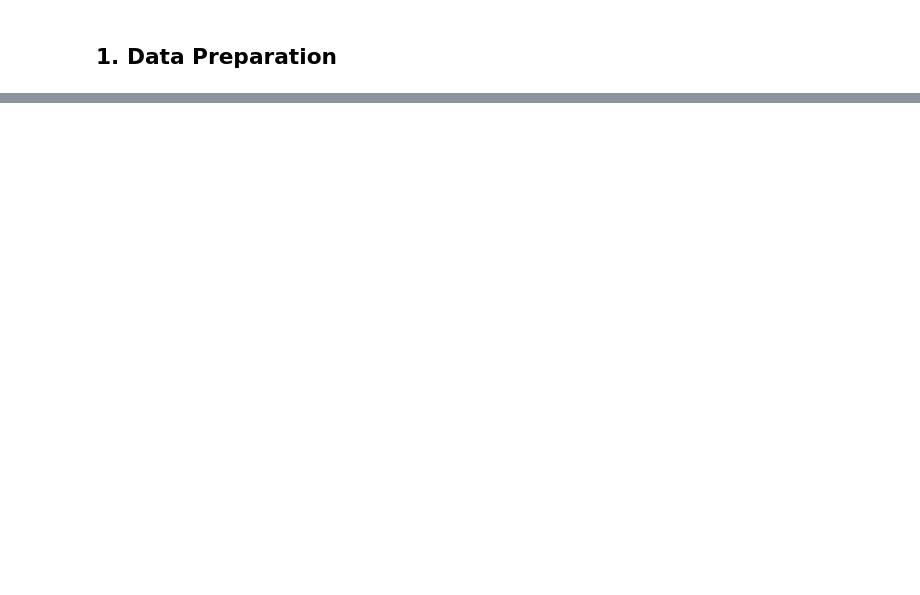
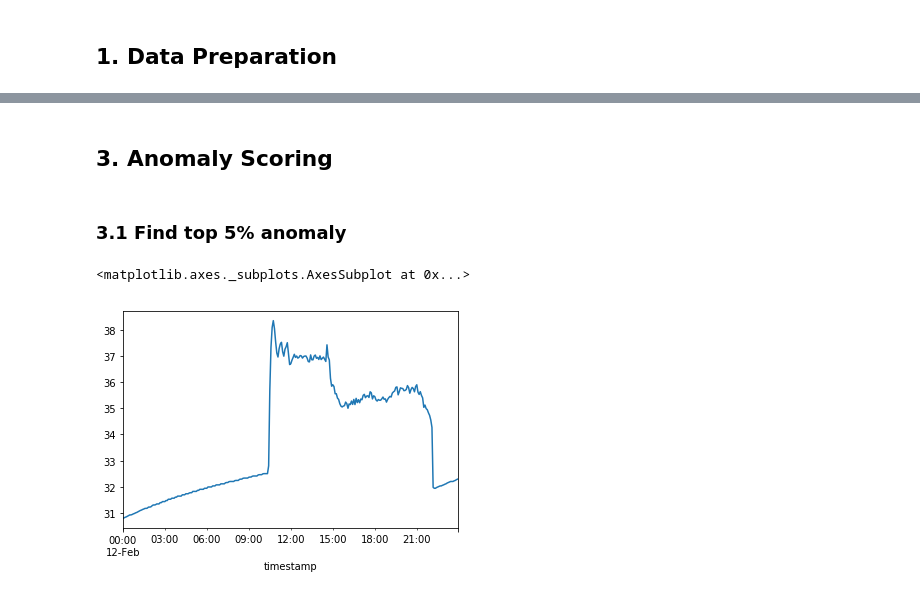
Before and after one commit to codingneo/ts-anomaly, a Jupyter notebook: notebooks/autoencoder-anomaly.ipynb, the cells around one changed output, grey strips where cells are left out. Drawn from its saved outputs; the diff is of its cells as text; code cells hidden in the pictures; blank space fills up the shorter version.

```diff
--- a/notebooks/autoencoder-anomaly.ipynb
+++ b/notebooks/autoencoder-anomaly.ipynb
@@ -137,0 +181,2 @@ array([<matplotlib.axes._subplots.AxesSubplot object at 0x...>,
+# %% [markdown]
+## 3. Anomaly Scoring
@@ -137,0 +201,2 @@ array([<matplotlib.axes._subplots.AxesSubplot object at 0x...>,
+# %% [markdown]
+### 3.1 Find top 5% anomaly
@@ -137,0 +206,5 @@ array([<matplotlib.axes._subplots.AxesSubplot object at 0x...>,
+# %%
+series1['2019-02-12'].plot()
+# %% [output]
+<matplotlib.axes._subplots.AxesSubplot at 0x...>
+[figure, added]
```
Also changed, not shown: parts of 41 cells of this notebook, 3 other files.
